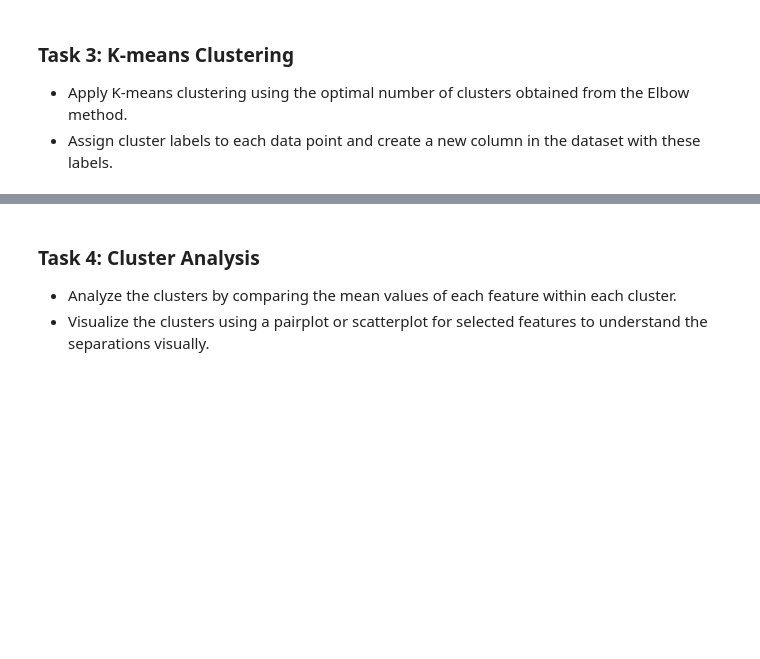
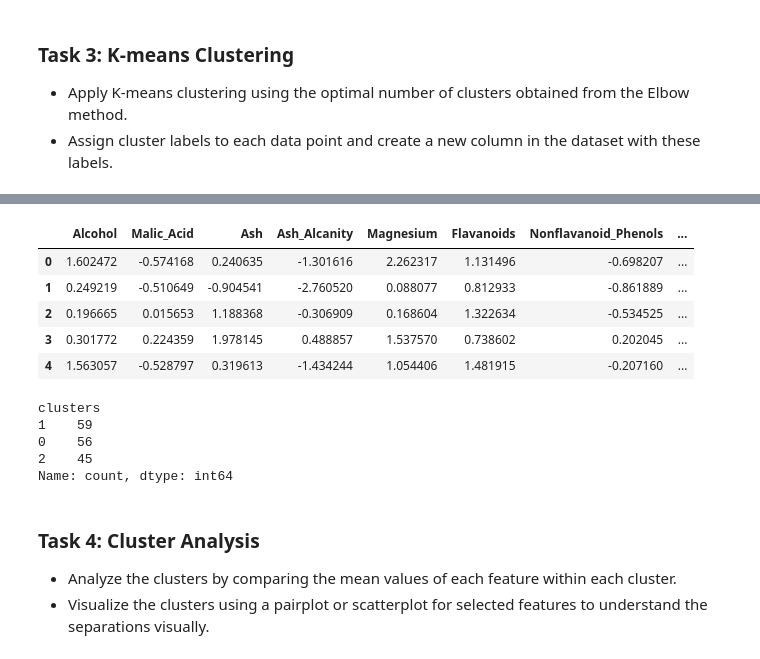
Before and after one commit to avimallik/wine_samples_cluster_analysis, a Jupyter notebook: wine_samples_cluster_analysis.ipynb, the cells around one changed output, grey strips where cells are left out. Saved outputs shown, nothing was run; the diff lists cells and outputs as text; code cells hidden in the pictures; blank space fills up the shorter version.

```diff
--- a/wine_samples_cluster_analysis.ipynb
+++ b/wine_samples_cluster_analysis.ipynb
@@ -453,3 +467,21 @@ array([1, 1, 1, 1, 1, 1, 1, 1, 1, 1, 1, 1, 1, 1, 1, 1, 1, 1, 1, 1, 1, 1,
+# %%
+df_scaled['clusters'] = predicted
+df_scaled.head()
+# %% [output]
+|  | Alcohol | Malic_Acid | Ash | Ash_Alcanity | Magnesium | Flavanoids | Nonflavanoid_Phenols | ... |
+| 0 | 1.602472 | -0.574168 | 0.240635 | -1.301616 | 2.262317 | 1.131496 | -0.698207 | ... |
+| 1 | 0.249219 | -0.510649 | -0.904541 | -2.760520 | 0.088077 | 0.812933 | -0.861889 | ... |
+| 2 | 0.196665 | 0.015653 | 1.188368 | -0.306909 | 0.168604 | 1.322634 | -0.534525 | ... |
+| 3 | 0.301772 | 0.224359 | 1.978145 | 0.488857 | 1.537570 | 0.738602 | 0.202045 | ... |
+| 4 | 1.563057 | -0.528797 | 0.319613 | -1.434244 | 1.054406 | 1.481915 | -0.207160 | ... |
+# %%
+df_exp_two['clusters'].value_counts()
+# %% [output]
+clusters
+1    59
+0    56
+2    45
+Name: count, dtype: int64
 # %% [markdown]
 ### Task 4: Cluster Analysis
 - Analyze the clusters by comparing the mean values of each feature within each cluster.
```
Also changed, not shown: parts of 22 cells of this notebook.
